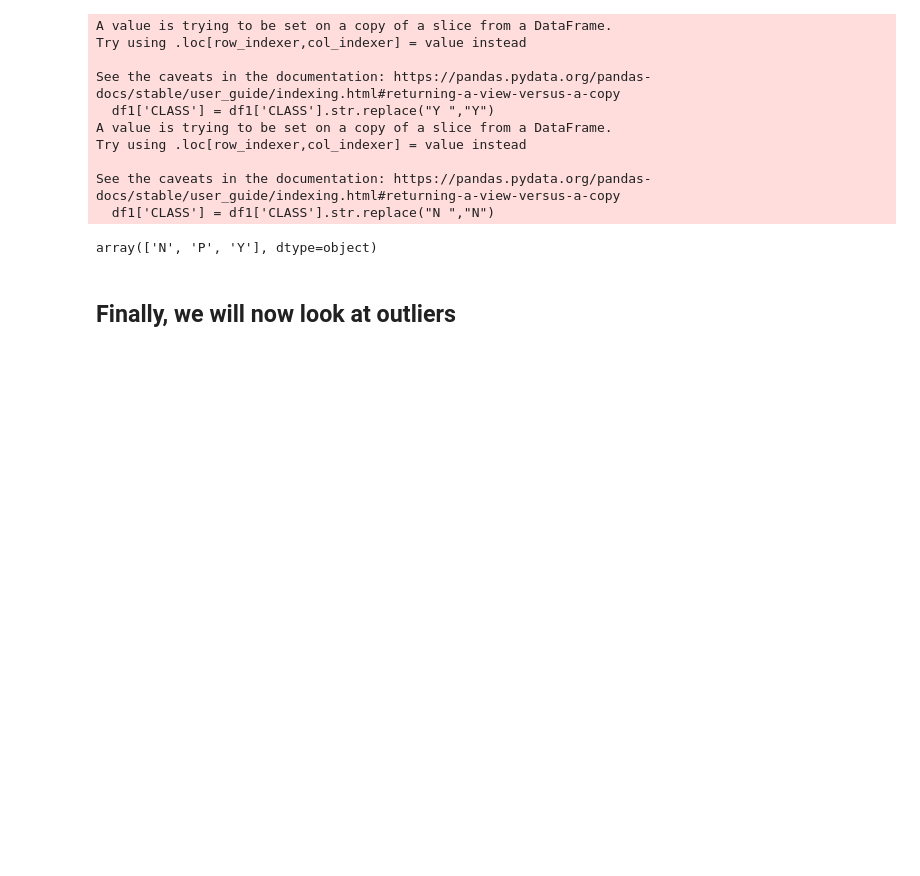
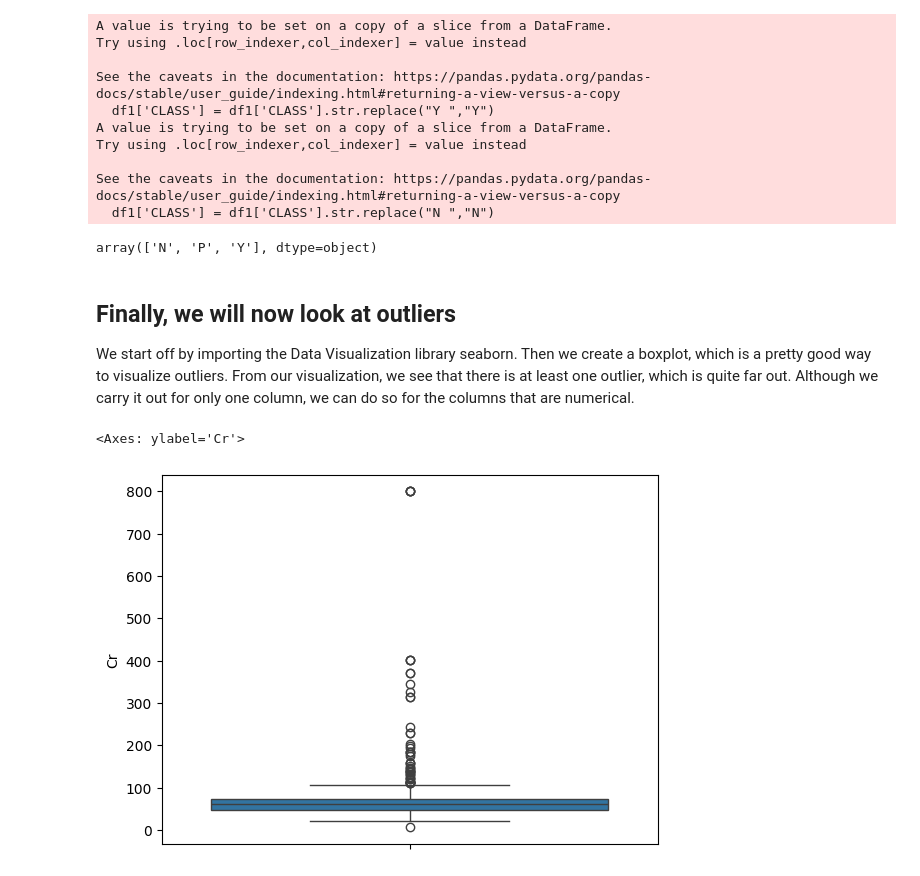
Before and after one commit to farCompSci/Learning-Jupyter, a Jupyter notebook: Data Manipulations.ipynb, the cells around one changed output. Cells and saved outputs as stored; diff of their text form; code cells hidden in the pictures; blank space fills up the shorter version.

```diff
--- a/Data Manipulations.ipynb
+++ b/Data Manipulations.ipynb
@@ -245,3 +259,11 @@ df1['CLASS'].unique()
 array(['N', 'P', 'Y'], dtype=object)
 # %% [markdown]
 ## Finally, we will now look at outliers
+We start off by importing the Data Visualization library seaborn. Then we create a boxplot, which is a pretty good way to visualize outliers. From our visualization, we see that there is at least one outlier, which is quite far out. Although we carry it out for only one column, we can do so for the columns that are numerical.
+# %%
+import seaborn as sns
+
+sns.boxplot(df1["Cr"])
+# %% [output]
+<Axes: ylabel='Cr'>
+[figure, added]
```
Also changed, not shown: parts of 7 cells of this notebook.
